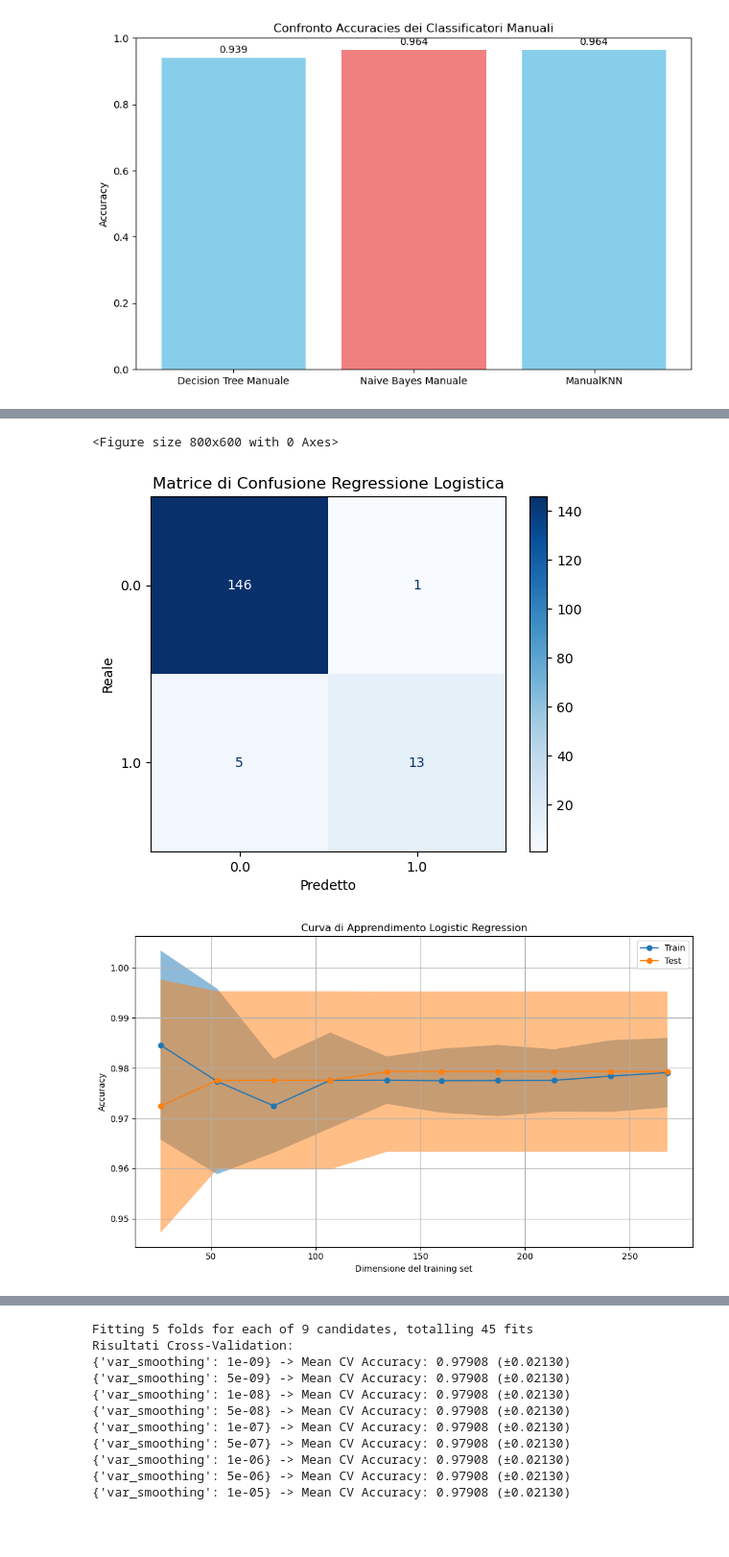
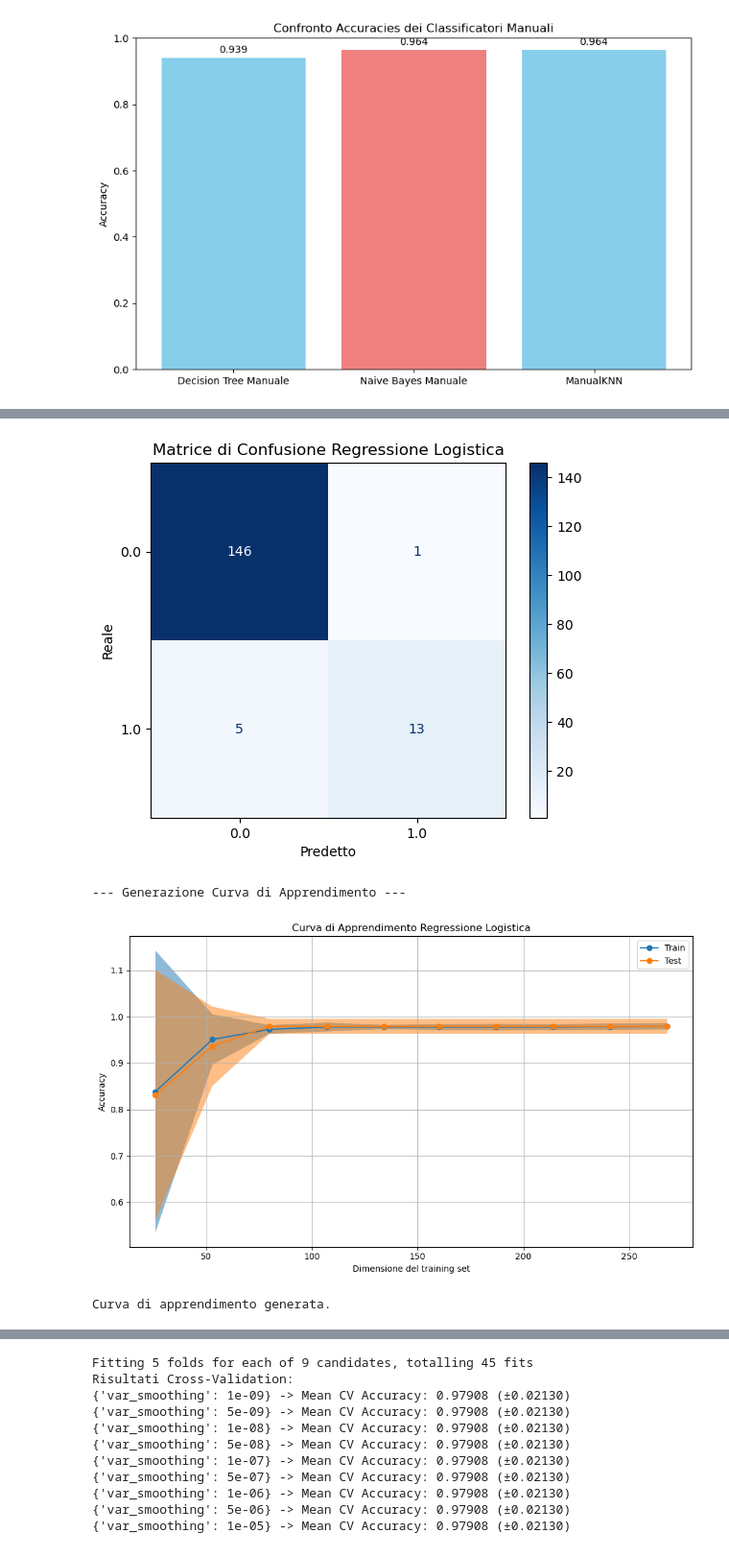
Before and after one commit to Surro03/Progetto_MachineLearning, a Jupyter notebook: machine_learning.ipynb, the cells around one changed output, grey strips where cells are left out. Shown at 96% size. Drawn from its saved outputs; the diff is of its cells as text; code cells hidden in the pictures.

```diff
--- a/machine_learning.ipynb
+++ b/machine_learning.ipynb
@@ -740,28 +736,39 @@ X_trainS, X_testS, y_trainS, y_testS = train_test_split(X_scaled, y, test_size =
 #split sul set normale
 X_train, X_test, y_train, y_test = train_test_split(X, y, test_size = 0.3, random_state = 15, stratify = y)
 # %%
-#Logistic Regression
-from sklearn.metrics import ConfusionMatrixDisplay
+
+from sklearn.metrics import ConfusionMatrixDisplay, classification_report, confusion_matrix
 from sklearn.linear_model import LogisticRegression
-from sklearn.pipeline import make_pipeline
-from sklearn.model_selection import LearningCurveDisplay
-from sklearn.model_selection import ShuffleSplit
+from sklearn.model_selection import GridSearchCV, LearningCurveDisplay, ShuffleSplit
 import warnings
 warnings.filterwarnings("ignore")
 
+lr = LogisticRegression(random_state=15, max_iter=5000)
 
-
-# Definizione della griglia degli iperparametri
-param_grid = {
-    'penalty':      ['l1', 'l2', 'elasticnet', 'none'], #Questo parametro specifica il tipo di penalità di regolarizzazione applicata ai coefficienti del modello.
-    'C':            [0.01, 0.1, 1, 10, 100], #Questo parametro controlla l'intensità della regolarizzazione, più è alto e più il modello sarà 'stretto' al training set
-    'solver':       ['saga', 'lbfgs'],   #Questo parametro specifica l'algoritmo usato per ottimizzare i coefficienti del modello
-    'class_weight': [None, 'balanced'], #Questo parametro è usato per gestire dataset sbilanciati, dove una classe ha significativamente più campioni rispetto a un'altra.
-    'l1_ratio':     [0, 0.5, 1]  # rilevante solo se penalty='elasticnet'
-}
+# Definizione della griglia degli iperparametri per la pipeline
+param_grid = [
+    {
+        'penalty': ['l1'],
+        'C': [0.0001, 0.001, 0.01, 0.1, 1, 10, 100],
+        'solver': ['saga'],
+        'class_weight': [None, 'balanced'],
+    },
+    {
+        'penalty': ['l2', 'none'],
+        'C': [0.0001, 0.001, 0.01, 0.1, 1, 10, 100],
+        'solver': ['saga', 'lbfgs'],
+        'class_weight': [None, 'balanced'],
+    },
+    {
+        'penalty': ['elasticnet'],
+        'C': [0.0001, 0.001, 0.01, 0.1, 1, 10, 100],
+        'solver': ['saga'],
+        'class_weight': [None, 'balanced'],
+        'l1_ratio': [0, 0.5, 1],
+    }
+]
 
 # Configurazione GridSearchCV
-lr = LogisticRegression(random_state=15)
 grid = GridSearchCV(
     estimator=lr,
     param_grid=param_grid,
@@ -771,24 +778,26 @@ grid = GridSearchCV(
     verbose=1,
 )
 
-# Esecuzione della ricerca sugli iper-parametri
+#Esecuzione della ricerca sugli iper-parametri
 grid.fit(X_trainS, y_trainS)
 
 # Iperparametri ottimali
-print("\nBest hyperparameters found:")
+print("\n--- Iperparametri Ottimali ---")
+print("Migliori iperparametri trovati:")
 print(grid.best_params_)
-print(f"Best CV Accuracy: {grid.best_score_:.4f}")
+print(f"Migliore accuratezza CV: {grid.best_score_:.4f}")
 
 # Valutazione sul test set
 y_pred = grid.predict(X_testS)
-print("\nClassification report on test set:")
+print("\n--- Report di Classificazione sul Test Set ---")
 print(classification_report(y_testS, y_pred, digits=4))
 
 best_model = grid.best_estimator_
 
-print(best_model.score(X_testS, y_testS))
+print(f"Accuratezza del miglior modello sul test set: {best_model.score(X_testS, y_testS):.4f}")
 
-#Confusion Matrix
+# --- Matrice di Confusione ---
+print("\n--- Matrice di Confusione ---")
 cm = confusion_matrix(y_testS, y_pred)
 disp = ConfusionMatrixDisplay(confusion_matrix=cm, display_labels=np.unique(y_testS))
 plt.figure(figsize=(8, 6))
@@ -798,26 +807,29 @@ plt.xlabel("Predetto")
 plt.ylabel("Reale")
 plt.show()
 
+# --- Curva di Apprendimento ---
+print("\n--- Generazione Curva di Apprendimento ---")
 validation_params = {
     "X": X_trainS,
     "y": y_trainS,
     "train_sizes": np.linspace(0.1, 1.0, 10),
     "cv": ShuffleSplit(n_splits=5, test_size=0.3, random_state=15),
     "score_type": "both",
-    "n_jobs": 4,
+    "n_jobs": -1,
     "line_kw": {"marker": "o"},
     "std_display_style": "fill_between",
     "score_name": "Accuracy",
 }
 
 fig, ax = plt.subplots(figsize=(10, 6))
-LearningCurveDisplay.from_estimator(estimator = best_model, ax=ax, **validation_params)
+LearningCurveDisplay.from_estimator(estimator=best_model, ax=ax, **validation_params)
 
-ax.set_title("Curva di Apprendimento Logistic Regression")
+ax.set_title("Curva di Apprendimento Regressione Logistica")
 ax.set_xlabel("Dimensione del training set")
 ax.set_ylabel("Accuracy")
 ax.legend(loc='best')
 ax.grid(True)
 plt.tight_layout()
 plt.show()
+print("Curva di apprendimento generata.")
 # %% [output]
@@ -840,6 +857,7 @@ weighted avg     0.9627    0.9636    0.9616       165
+[figure]
-<Figure size 800x600 with 0 Axes>
+--- Generazione Curva di Apprendimento ---
-[figure]
-[figure, old version]
+[figure, new version]
+Curva di apprendimento generata.
 # %%
 from sklearn.ensemble import RandomForestClassifier
 
```
Also changed, not shown: parts of 7 cells of this notebook, 1 other file.
